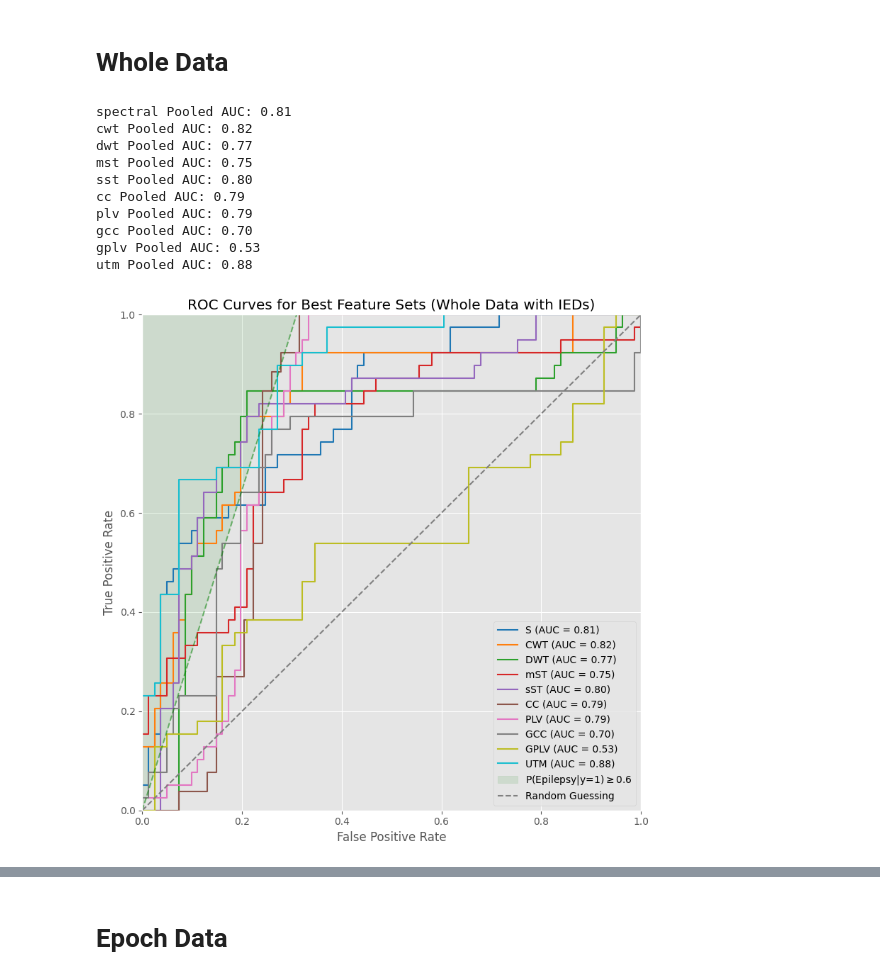
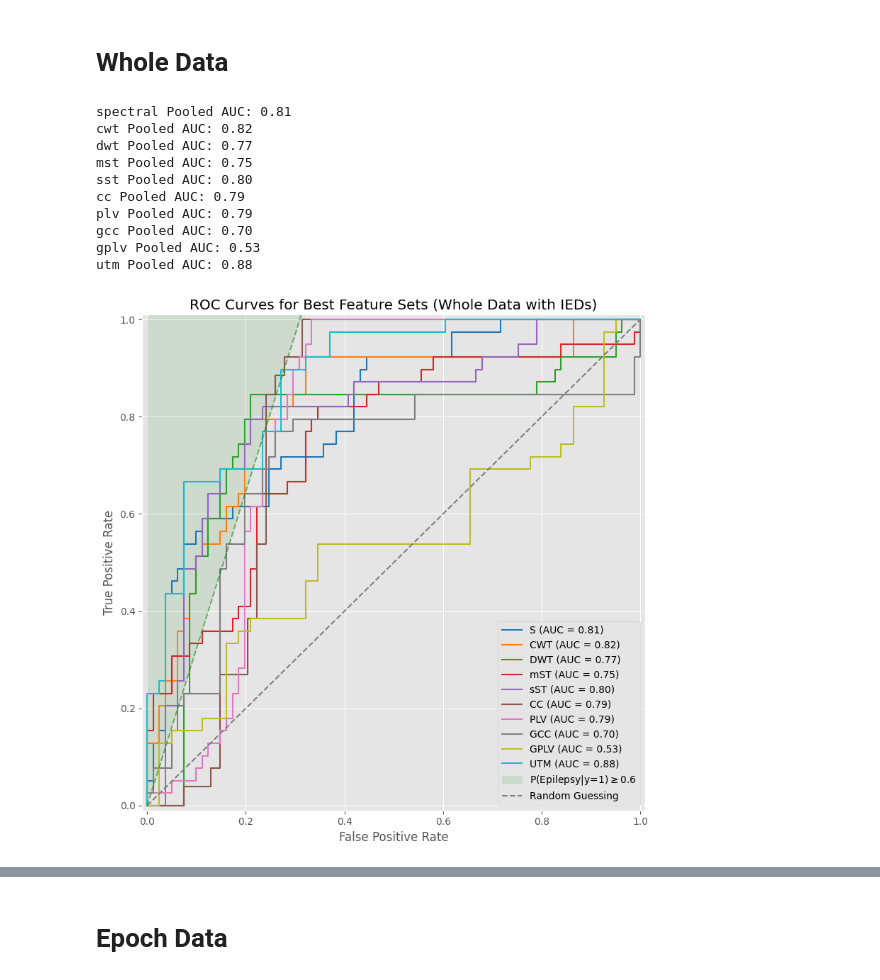
Before and after one commit to gzanardini/IED-free-EEG-classification, a Jupyter notebook: plotting/tuh_roc_ss.ipynb, the cells around one changed output, grey strips where cells are left out. Drawn from its saved outputs; the diff is of its cells as text; code cells hidden in the pictures.

```diff
--- a/plotting/tuh_roc_ss.ipynb
+++ b/plotting/tuh_roc_ss.ipynb
@@ -165,36 +165,36 @@ for feature_type in feat_types:
     print(f'{feature_type} Pooled AUC: {auc_pooled:.2f}')
 
 slope=compute_threshold_slope(13,28,0.6)
 # plot a line with this slope, limit the y axis to [0, 1]
 plt.plot([0, 1], [0, slope], '--', color='green', alpha=0.5)
 #fill above the line
 plt.fill_between([0, 1], [0, slope],[1, slope], color='green', alpha=0.1, label=f'P(Epilepsy|y=1)$\geq$0.6')
 plt.title('ROC Curves for Best Feature Sets (Whole Data with IEDs)')
 
 
 
 plt.plot([0, 1], [0, 1], '--', label='Random Guessing', color='gray')
 plt.xlabel('False Positive Rate')
 plt.ylabel('True Positive Rate')
-plt.xlim([0, 1])
-plt.ylim([0, 1])
+plt.xlim([-0.01, 1.01])
+plt.ylim([-0.01, 1.01])
 plt.legend(loc='lower right')
 plt.grid(True)
 plt.tight_layout()
 plt.savefig('tuh_ss_whole_roc.pdf', bbox_inches='tight')
 plt.show()
 # %% [output]
 spectral Pooled AUC: 0.81
 cwt Pooled AUC: 0.82
 dwt Pooled AUC: 0.77
 mst Pooled AUC: 0.75
 sst Pooled AUC: 0.80
 cc Pooled AUC: 0.79
 plv Pooled AUC: 0.79
 gcc Pooled AUC: 0.70
 gplv Pooled AUC: 0.53
 utm Pooled AUC: 0.88
-[figure, old version]
+[figure, new version]
 # %%
 best_runs_whole_without_ied = {
     'spectral': ('CAR',20,'std',('2971','401','2177')),
```
Also changed, not shown: parts of 5 cells of this notebook, 25 other files.
